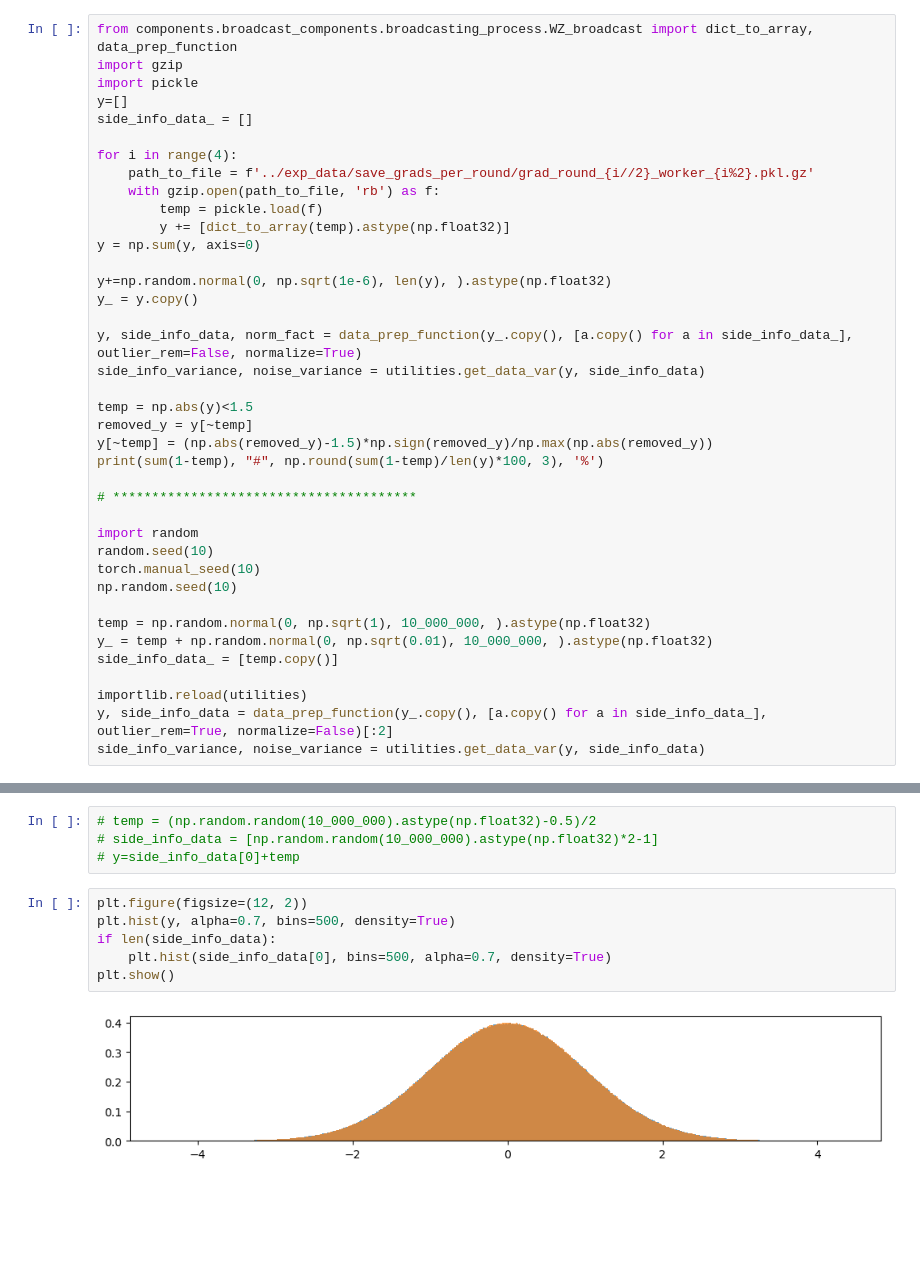
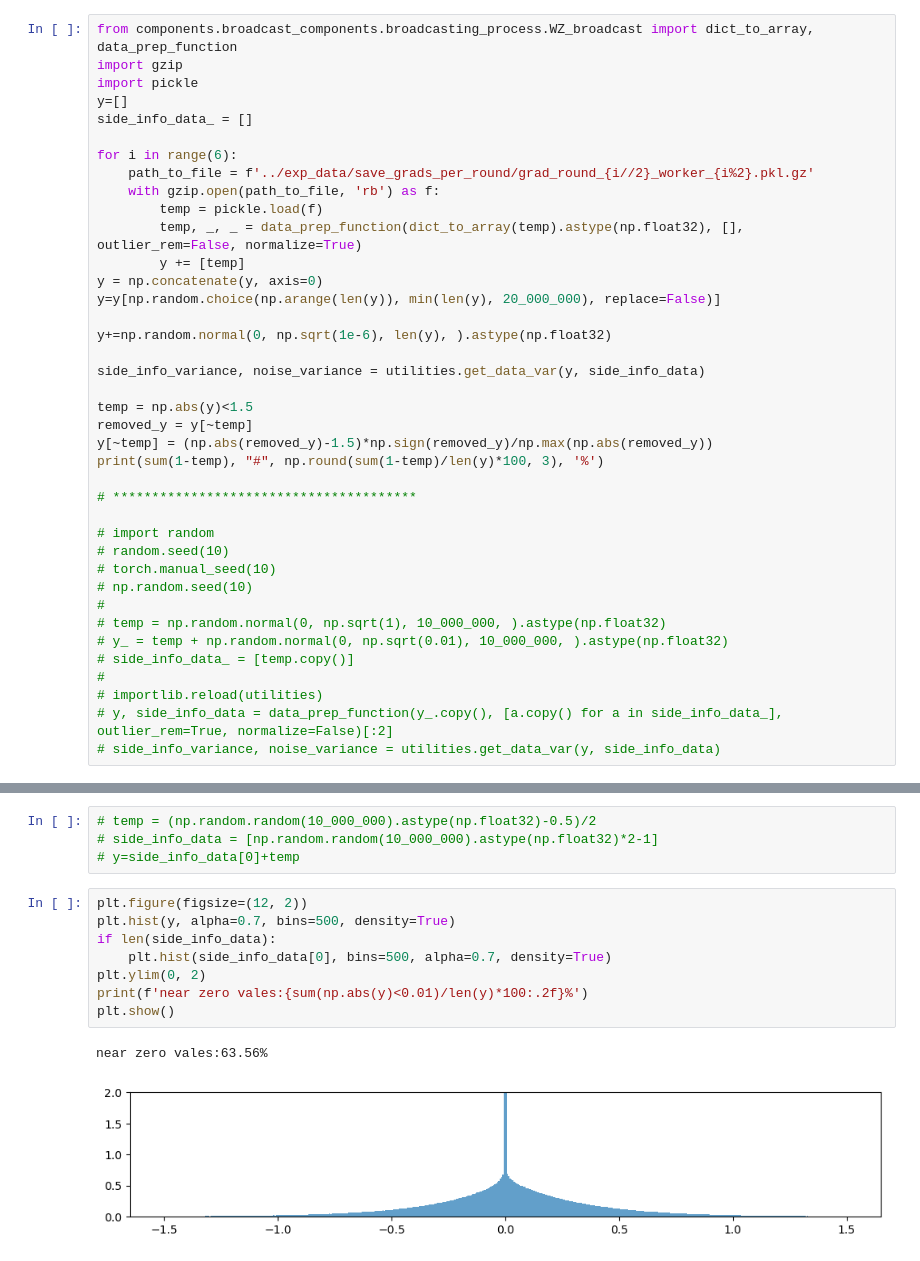
Before and after one commit to HosseinOutward/VUB-ACS-25_Thesis, a Jupyter notebook: experiments/make_basic_rnn_model/make_basic_rnn_model.ipynb, the cells around one changed output, grey strips where cells are left out. Drawn from its saved outputs; the diff is of its cells as text; blank space fills up the shorter version.

```diff
--- a/experiments/make_basic_rnn_model/make_basic_rnn_model.ipynb
+++ b/experiments/make_basic_rnn_model/make_basic_rnn_model.ipynb
@@ -24,17 +24,17 @@ import pickle
 y=[]
 side_info_data_ = []
 
-for i in range(4):
+for i in range(6):
     path_to_file = f'../exp_data/save_grads_per_round/grad_round_{i//2}_worker_{i%2}.pkl.gz'
     with gzip.open(path_to_file, 'rb') as f:
         temp = pickle.load(f)
-        y += [dict_to_array(temp).astype(np.float32)]
-y = np.sum(y, axis=0)
+        temp, _, _ = data_prep_function(dict_to_array(temp).astype(np.float32), [], outlier_rem=False, normalize=True)
+        y += [temp]
+y = np.concatenate(y, axis=0)
+y=y[np.random.choice(np.arange(len(y)), min(len(y), 20_000_000), replace=False)]
 
 y+=np.random.normal(0, np.sqrt(1e-6), len(y), ).astype(np.float32)
-y_ = y.copy()
 
-y, side_info_data, norm_fact = data_prep_function(y_.copy(), [a.copy() for a in side_info_data_], outlier_rem=False, normalize=True)
 side_info_variance, noise_variance = utilities.get_data_var(y, side_info_data)
 
 temp = np.abs(y)<1.5
@@ -44,16 +44,16 @@ print(sum(1-temp), "#", np.round(sum(1-temp)/len(y)*100, 3), '%')
 
 # ***************************************
 
-import random
-random.seed(10)
-torch.manual_seed(10)
-np.random.seed(10)
-
-temp = np.random.normal(0, np.sqrt(1), 10_000_000, ).astype(np.float32)
-y_ = temp + np.random.normal(0, np.sqrt(0.01), 10_000_000, ).astype(np.float32)
-side_info_data_ = [temp.copy()]
-
-importlib.reload(utilities)
-y, side_info_data = data_prep_function(y_.copy(), [a.copy() for a in side_info_data_], outlier_rem=True, normalize=False)[:2]
-side_info_variance, noise_variance = utilities.get_data_var(y, side_info_data)
+# import random
+# random.seed(10)
+# torch.manual_seed(10)
+# np.random.seed(10)
+#
+# temp = np.random.normal(0, np.sqrt(1), 10_000_000, ).astype(np.float32)
+# y_ = temp + np.random.normal(0, np.sqrt(0.01), 10_000_000, ).astype(np.float32)
+# side_info_data_ = [temp.copy()]
+#
+# importlib.reload(utilities)
+# y, side_info_data = data_prep_function(y_.copy(), [a.copy() for a in side_info_data_], outlier_rem=True, normalize=False)[:2]
+# side_info_variance, noise_variance = utilities.get_data_var(y, side_info_data)
 # %% [output]
@@ -65,11 +65,14 @@ side_info_variance, noise_variance = utilities.get_data_var(y, side_info_data)
 # %%
 plt.figure(figsize=(12, 2))
 plt.hist(y, alpha=0.7, bins=500, density=True)
 if len(side_info_data):
     plt.hist(side_info_data[0], bins=500, alpha=0.7, density=True)
+plt.ylim(0, 2)
+print(f'near zero vales:{sum(np.abs(y)<0.01)/len(y)*100:.2f}%')
 plt.show()
 # %% [output]
+near zero vales:63.56%
-[figure, old version]
+[figure, new version]
 # %%
 importlib.reload(components.broadcast_components.WZ_models.wz_quant_ANN)
 importlib.reload(components.broadcast_components.WZ_models.wz_quant_RNN)
```
Also changed, not shown: parts of 5 cells of this notebook, 2 other files.
